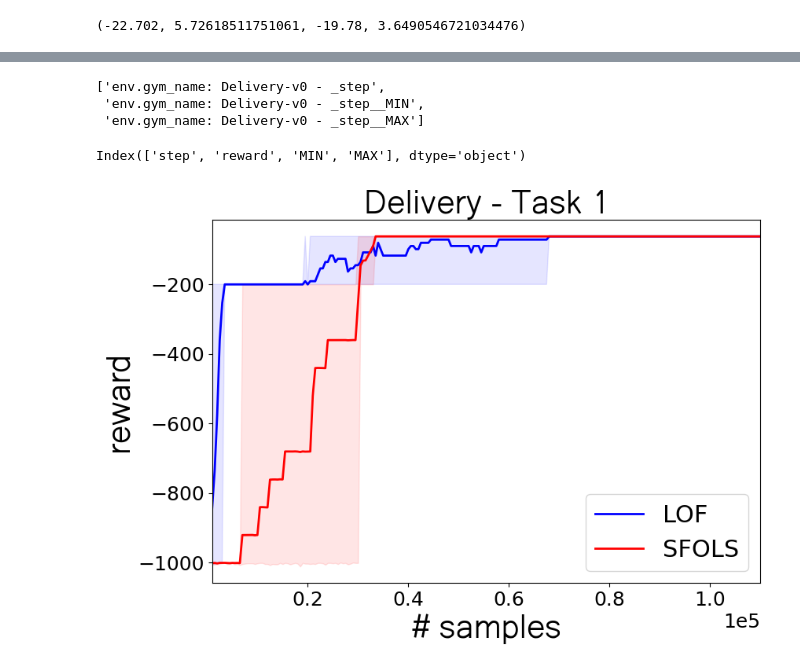
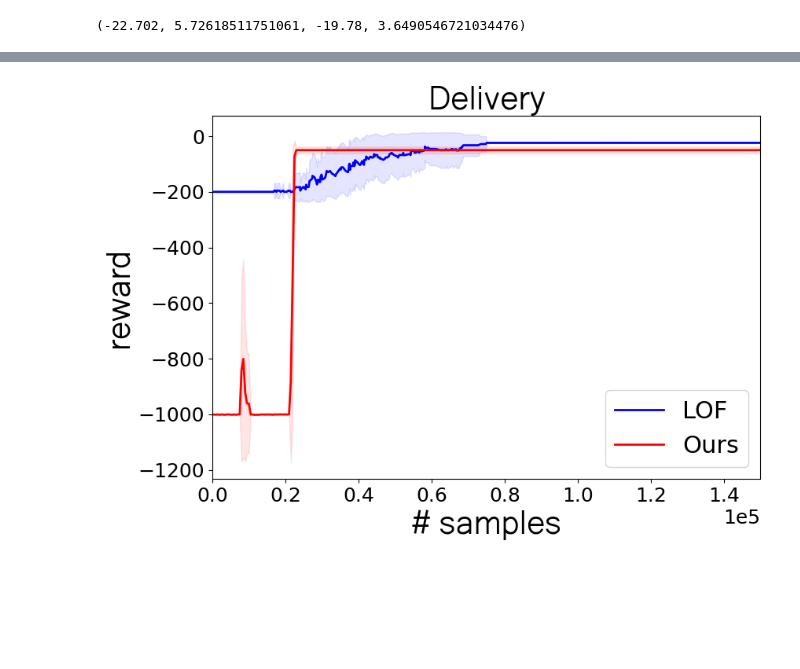
Before and after one commit to timtimtim3/sfols, a Jupyter notebook: Results.ipynb, the cells around one changed output, grey strips where cells are left out. Drawn from its saved outputs; the diff is of its cells as text; code cells hidden in the pictures; blank space fills up the shorter version.

```diff
--- a/Results.ipynb
+++ b/Results.ipynb
@@ -152,62 +128,44 @@ def cleandf(df):
-# %%
-lofdf = pd.read_csv("LOF-delivery-task1.csv")
-sfolsdf = pd.read_csv("SFOLS-delivery-task1.csv")
-columns_to_drop(lofdf)
-# %% [output]
-['env.gym_name: Delivery-v0 - _step',
- 'env.gym_name: Delivery-v0 - _step__MIN',
- 'env.gym_name: Delivery-v0 - _step__MAX']
-# %%
-df_lof = cleandf(lofdf)
-df_sfols = cleandf(sfolsdf)
-df_lof.columns
-# %% [output]
-Index(['step', 'reward', 'MIN', 'MAX'], dtype='object')
+# %%
+lof_df = pd.read_csv("LOF-Delivery.csv")
+sfols_df = pd.read_csv("SFOLS-Delivery.csv")
 # %%
-lofdf = pd.read_csv("LOF-delivery-task1.csv")
-sfolsdf = pd.read_csv("SFOLS-delivery-task1.csv")
-columns_to_drop(lofdf)
-
-df_lof = cleandf(lofdf)
-df_sfols = cleandf(sfolsdf)
-df_lof.columns
-
 fig, ax = plt.subplots(1,1, figsize=(9, 6))
-ax.set_title(fr'Delivery - Task 1', **csfont)
+ax.set_title(fr'Delivery', **csfont)
 
 # VERSION 1
-ax.plot(df_lof.step, df_lof.reward, linewidth=2, color='blue', label='LOF')
-ax.fill_between(df_lof.step, df_lof.MIN, df_lof.MAX, color='blue', alpha=0.1)
+ax.plot(lof_df.step, lof_df["mean"], linewidth=2, color='blue', label='LOF')
+ax.fill_between(lof_df.step, lof_df["mean"] - lof_df["std"], lof_df["mean"] + lof_df["std"], color='blue', alpha=0.1)
 # VERSION 2
-ax.plot(df_sfols["learning/timestep"], df_sfols.reward, linewidth=2, color='red', label='SFOLS')
-ax.fill_between(df_sfols["learning/timestep"], df_sfols.MIN, df_sfols.MAX, color='red', alpha=0.1)
+ax.plot(sfols_df.step, sfols_df["mean"], linewidth=2, color='red', label='Ours')
+ax.fill_between(sfols_df.step, sfols_df["mean"] - sfols_df["std"], sfols_df["mean"] + sfols_df["std"], color='red', alpha=0.1)
 # # VERSION 3
 # ax.plot(v3_mean, linewidth=2,  color='limegreen', label='$V_3$')
 # ax.fill_between(range(MAX_N_SAMPLES), v3_y1, v3_y2, color='limegreen', alpha=alpha)
 # # VERSION FLAT
 # ax.plot(flat_mean, linewidth=2, color='black', label='Z-IS')
 # ax.fill_between(range(MAX_N_SAMPLES), flat_y1, flat_y2, color='black', alpha=alpha)
 
 # # VERSION OPTIONS
 # ax.plot(vo_mean, linewidth=2, color='orange', label='$Q_o$')
 # ax.fill_between(range(len(vo_y1)), vo_y1, vo_y2, color='orange', alpha=alpha)
 
 plt.ticklabel_format(style='sci', axis='x', scilimits=(0,0))
 
-legend = ['LOF', 'SFOLS']
+# legend = ['LOF', 'Ours']
 
 ax.legend(fontsize=22, loc=4)
 # ax.set_ylim((0, 1.01))
 # ax.set_xscale("log")
-ax.set_xlim((1e3, 1.1e5))
+ax.set_xlim((0, 1.5e5))
 
 ax.tick_params(axis='both', which='major', labelsize=18)
 ax.tick_params(axis='both', which='minor', labelsize=18)
 ax.xaxis.offsetText.set_fontsize(18)
 
 ax.set_ylabel('reward', **hfont)
 ax.set_xlabel('# samples', **hfont)
 
+plt.savefig('pictures/delivery.pdf', bbox_inches='tight', dpi=500)
 plt.show()
 # %% [output]
-[figure, old version]
+[figure, new version]
```
Also changed, not shown: parts of 8 cells of this notebook, 8 other files.
